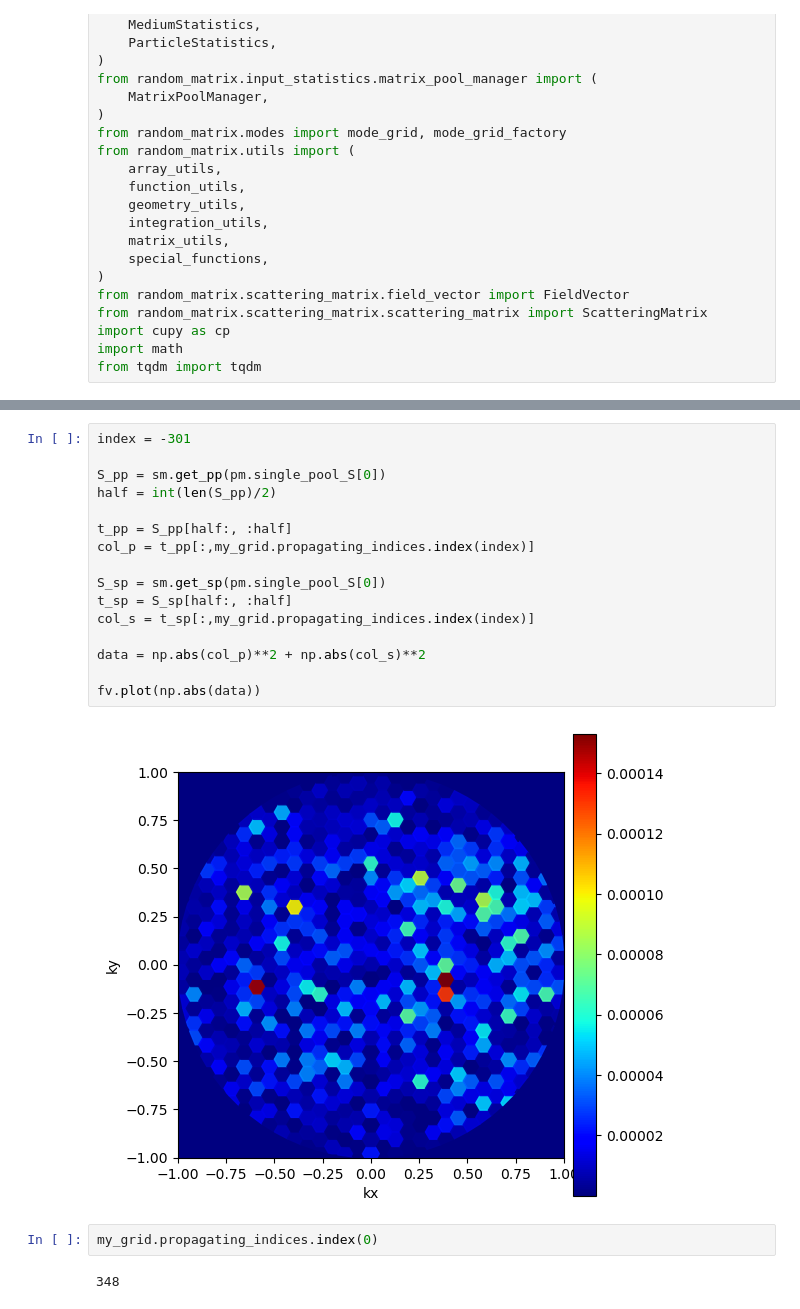
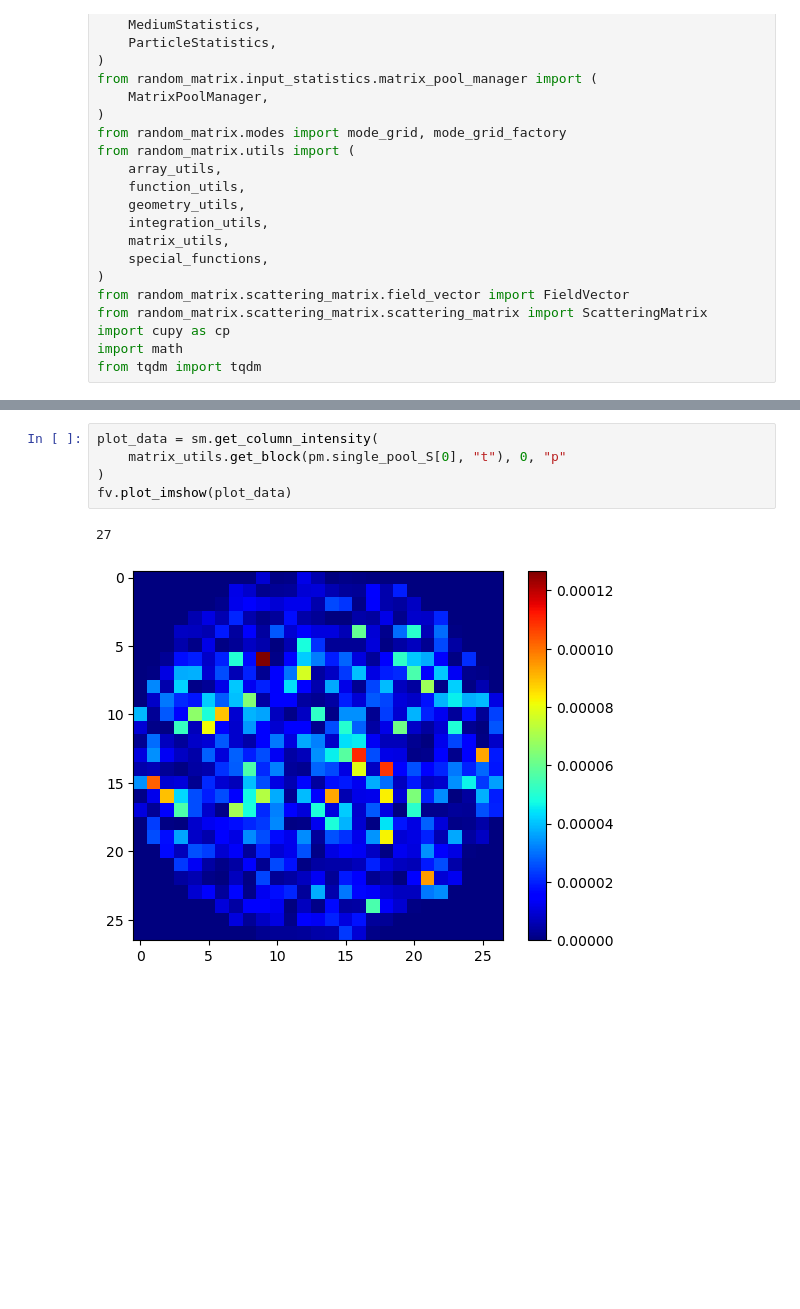
Before and after one commit to Optical-Theory-Group/random-matrix, a Jupyter notebook: rmt_analysis/memory_effect.ipynb, the cells around one changed output, grey strips where cells are left out. Drawn from its saved outputs; the diff is of its cells as text; blank space fills up the shorter version.

```diff
--- a/rmt_analysis/memory_effect.ipynb
+++ b/rmt_analysis/memory_effect.ipynb
@@ -75,22 +82,8 @@ sm = ScatteringMatrix(my_grid)
-# %%
-index = -301
-
-S_pp = sm.get_pp(pm.single_pool_S[0])
-half = int(len(S_pp)/2)
-
-t_pp = S_pp[half:, :half]
-col_p = t_pp[:,my_grid.propagating_indices.index(index)]
-
-S_sp = sm.get_sp(pm.single_pool_S[0])
-t_sp = S_sp[half:, :half]
-col_s = t_sp[:,my_grid.propagating_indices.index(index)]
-
-data = np.abs(col_p)**2 + np.abs(col_s)**2
-
-fv.plot(np.abs(data))
-# %% [output]
-[figure, removed]
-# %%
-my_grid.propagating_indices.index(0)
-# %% [output]
-348
+# %%
+plot_data = sm.get_column_intensity(
+    matrix_utils.get_block(pm.single_pool_S[0], "t"), 0, "p"
+)
+fv.plot_imshow(plot_data)
+# %% [output]
+27
+[figure, added]
```
Also changed, not shown: parts of 4 cells of this notebook, 3 other files.
